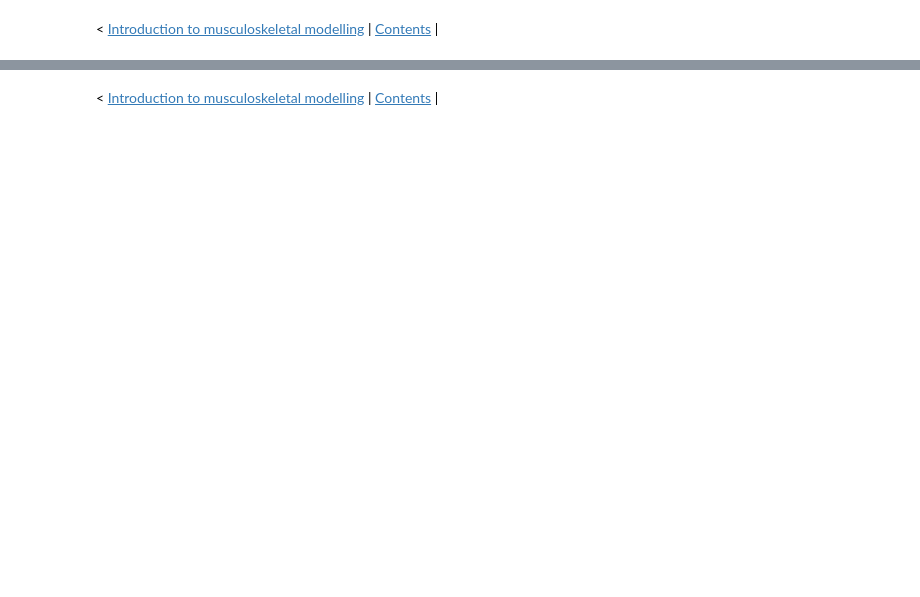
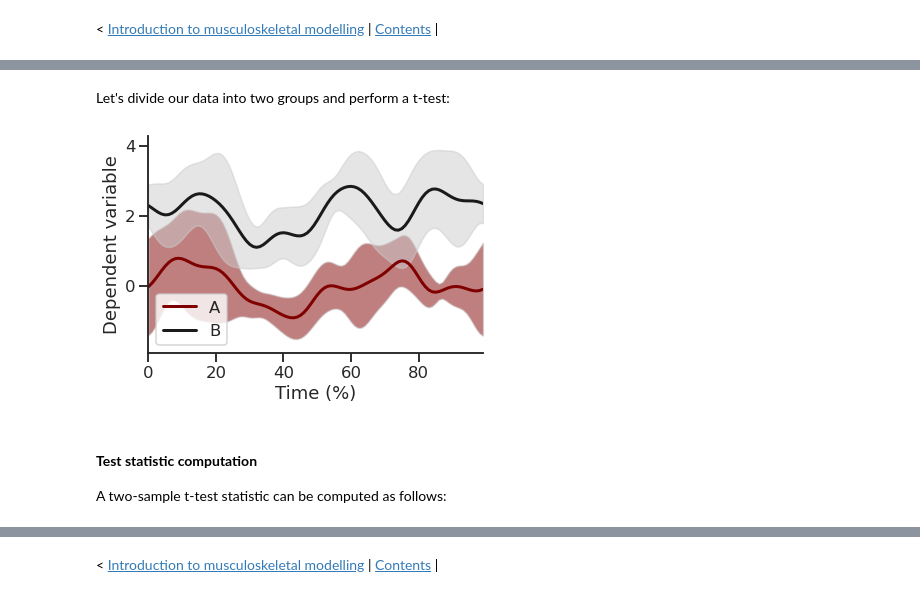
Before and after one commit to pyomeca/tutorials, a Jupyter notebook: notebooks/03.00-stats-and-machine-learning.ipynb, the cells around one changed output, grey strips where cells are left out. Cells and saved outputs as stored; diff of their text form; code cells hidden in the pictures; blank space fills up the shorter version.

```diff
--- a/notebooks/03.00-stats-and-machine-learning.ipynb
+++ b/notebooks/03.00-stats-and-machine-learning.ipynb
@@ -23,0 +79,21 @@
+# %% [markdown]
+Let's divide our data into two groups and perform a t-test:
+# %%
+group_a = data[:5, :]
+group_b = data[5:, :] + 2
+maroon = "#800000"
+
+spm1d.plot.plot_mean_sd(group_a, linecolor=maroon, facecolor=maroon, label="A")
+spm1d.plot.plot_mean_sd(group_b, label="B")
+
+plt.ylabel("Dependent variable")
+plt.xlabel("Time (%)")
+plt.legend()
+
+sns.despine()
+# %% [output]
+[figure, added]
+# %% [markdown]
+#### __Test statistic computation__
+
+A two-sample t-test statistic can be computed as follows:
```
Also changed, not shown: parts of 19 cells of this notebook, 7 other files.
